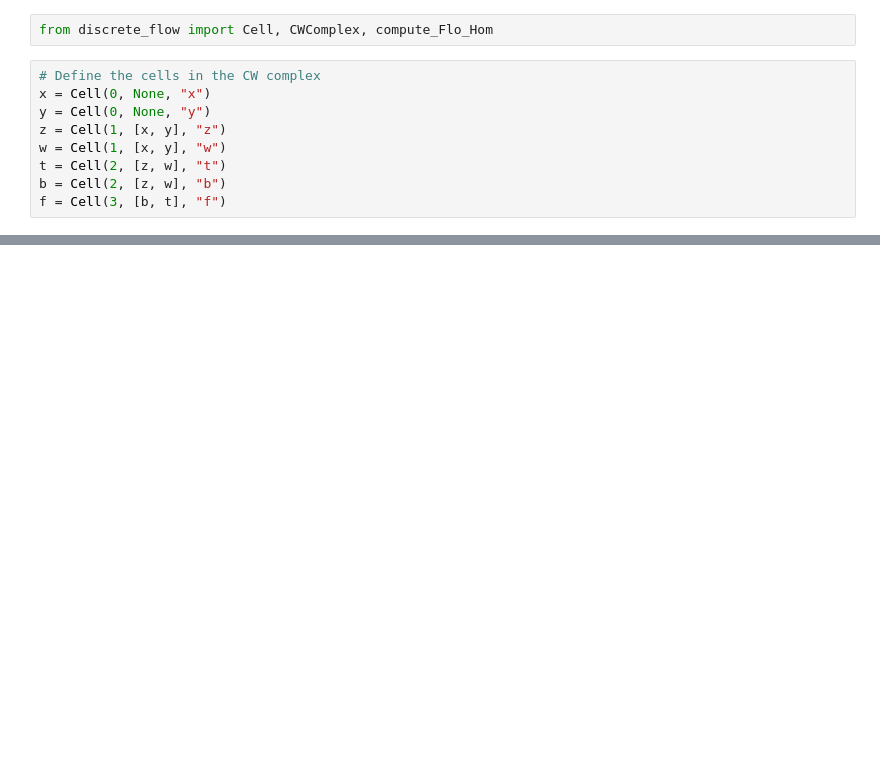
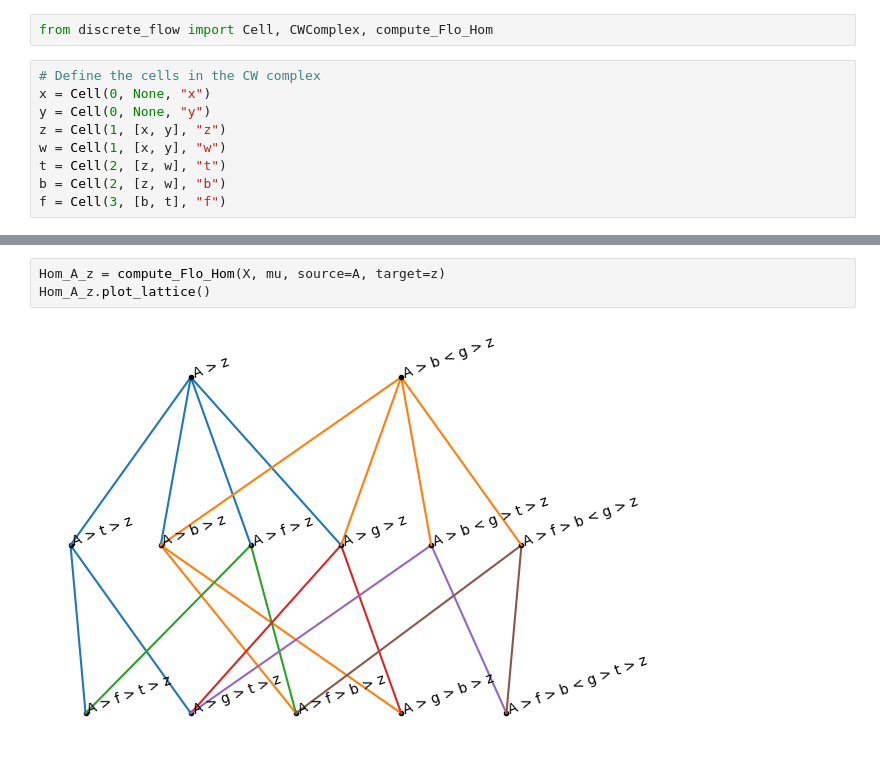
Before and after one commit to bjornarhem/discrete_flow, a Jupyter notebook: discrete_flow_computation.ipynb, the cells around one changed output, grey strips where cells are left out. Cells and saved outputs as stored; diff of their text form; blank space fills up the shorter version.

```diff
--- a/discrete_flow_computation.ipynb
+++ b/discrete_flow_computation.ipynb
@@ -66,0 +93,5 @@ Hom_C_a.plot_lattice()
+# %%
+Hom_A_z = compute_Flo_Hom(X, mu, source=A, target=z)
+Hom_A_z.plot_lattice()
+# %% [output]
+[figure, added]
```
Also changed, not shown: parts of 7 cells of this notebook.
